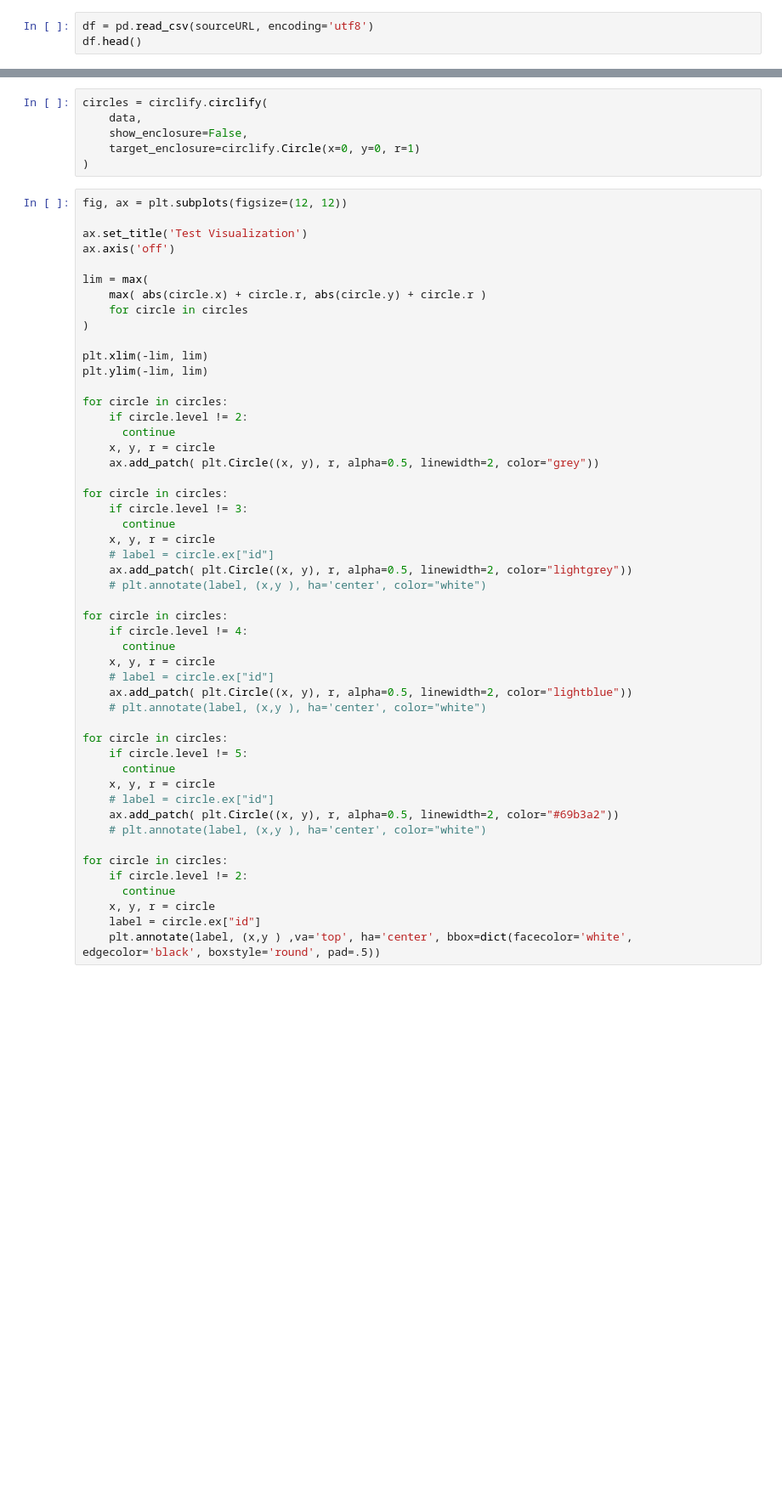
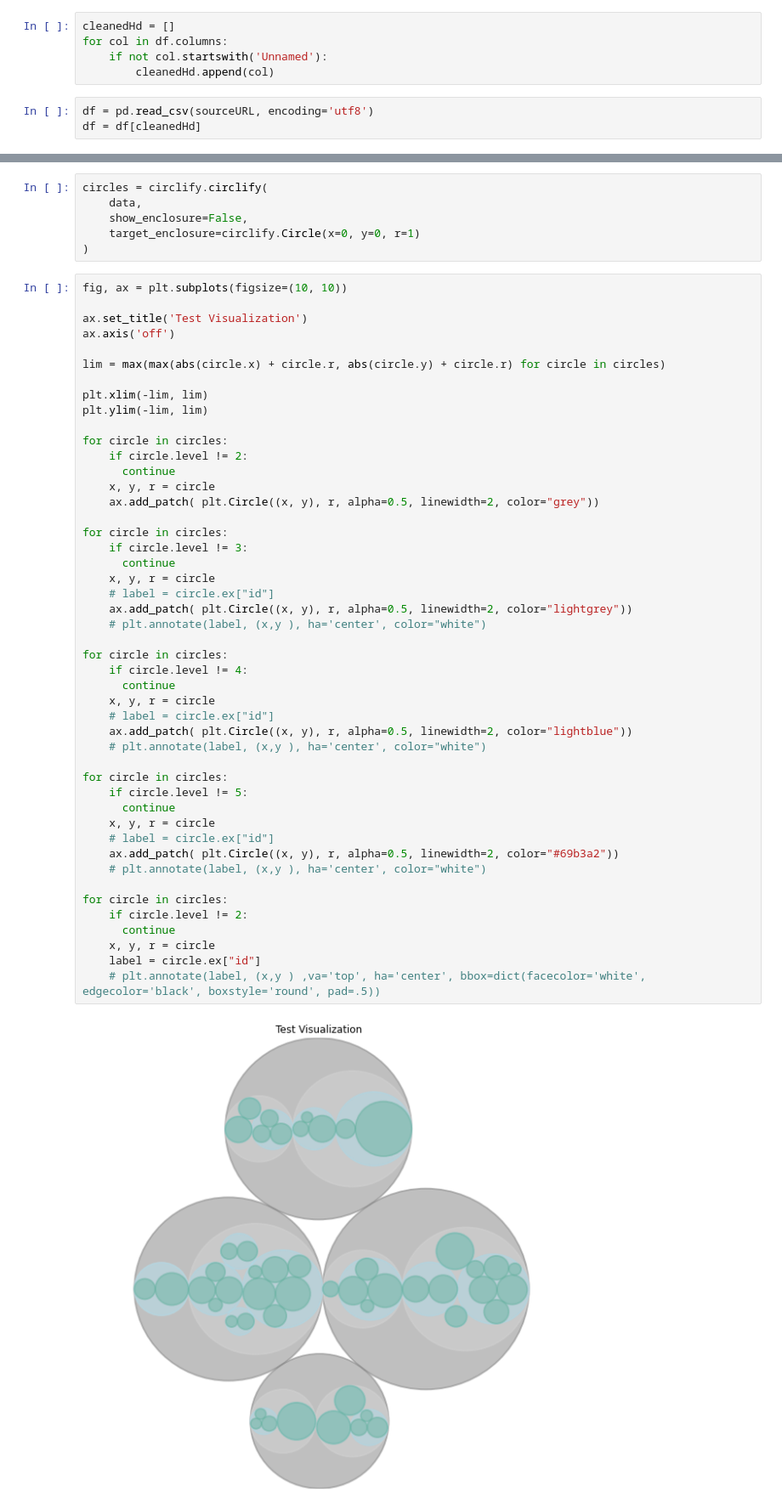
Before and after one commit to brianwsyang/WestBigDataInnovationHub, a Jupyter notebook: pythonViz/pyViz.ipynb, the cells around one changed output, grey strips where cells are left out. Shown at 85% size. Saved outputs shown, nothing was run; the diff lists cells and outputs as text; blank space fills up the shorter version.

```diff
--- a/pythonViz/pyViz.ipynb
+++ b/pythonViz/pyViz.ipynb
@@ -14,9 +16,14 @@ import re
 import circlify
 # %%
 sourceURL = r"https://docs.google.com/spreadsheets/d/e/2PACX-1vSarN4YCESL2B7fMvyX8mtOirsX4gjxJxcXuAHgHX7YL6r1RO1i5X6b6KHaYBNyChglfd3oTydnIbpm/pub?gid=1227834430&single=true&output=csv"
+# %%
+cleanedHd = []
+for col in df.columns:
+    if not col.startswith('Unnamed'):
+        cleanedHd.append(col)
 # %%
 df = pd.read_csv(sourceURL, encoding='utf8')
-df.head()
+df = df[cleanedHd]
 # %%
 circledf = df[['Project',
                'Year',
@@ -195,15 +217,12 @@ circles = circlify.circlify(
     target_enclosure=circlify.Circle(x=0, y=0, r=1)
 )
 # %%
-fig, ax = plt.subplots(figsize=(12, 12))
+fig, ax = plt.subplots(figsize=(10, 10))
 
 ax.set_title('Test Visualization')
 ax.axis('off')
 
-lim = max(
-    max( abs(circle.x) + circle.r, abs(circle.y) + circle.r )
-    for circle in circles
-)
+lim = max(max(abs(circle.x) + circle.r, abs(circle.y) + circle.r) for circle in circles)
 
 plt.xlim(-lim, lim)
 plt.ylim(-lim, lim)
@@ -216,31 +235,33 @@ for circle in circles:
 
 for circle in circles:
     if circle.level != 3:
       continue
     x, y, r = circle
     # label = circle.ex["id"]
     ax.add_patch( plt.Circle((x, y), r, alpha=0.5, linewidth=2, color="lightgrey"))
     # plt.annotate(label, (x,y ), ha='center', color="white")
 
 for circle in circles:
     if circle.level != 4:
       continue
     x, y, r = circle
     # label = circle.ex["id"]
     ax.add_patch( plt.Circle((x, y), r, alpha=0.5, linewidth=2, color="lightblue"))
     # plt.annotate(label, (x,y ), ha='center', color="white")
 
 for circle in circles:
     if circle.level != 5:
       continue
     x, y, r = circle
     # label = circle.ex["id"]
     ax.add_patch( plt.Circle((x, y), r, alpha=0.5, linewidth=2, color="#69b3a2"))
     # plt.annotate(label, (x,y ), ha='center', color="white")
 
 for circle in circles:
     if circle.level != 2:
       continue
     x, y, r = circle
     label = circle.ex["id"]
-    plt.annotate(label, (x,y ) ,va='top', ha='center', bbox=dict(facecolor='white', edgecolor='black', boxstyle='round', pad=.5))
+    # plt.annotate(label, (x,y ) ,va='top', ha='center', bbox=dict(facecolor='white', edgecolor='black', boxstyle='round', pad=.5))
+# %% [output]
+[figure, added]
```
Also changed, not shown: parts of 11 cells of this notebook.
